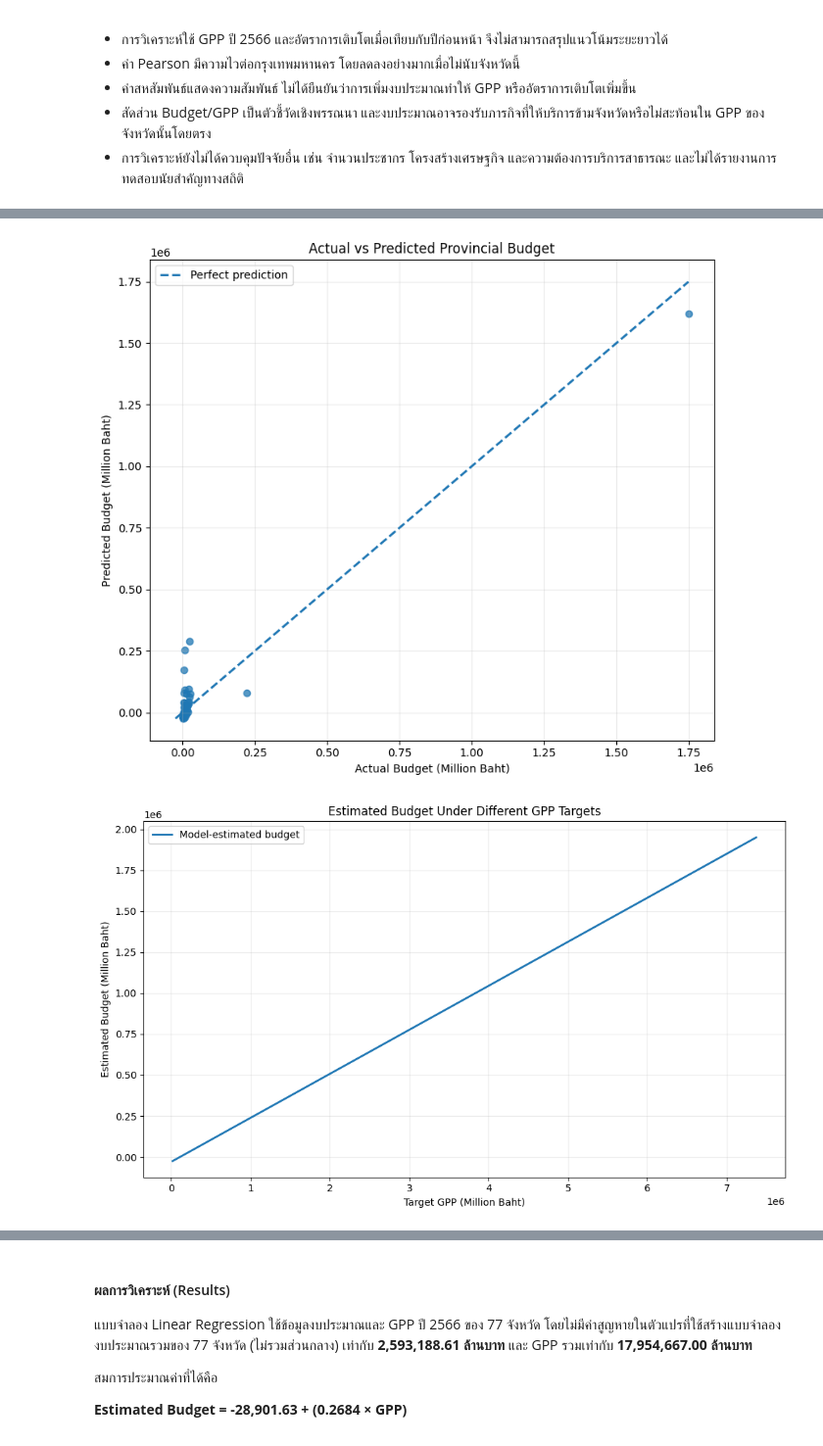
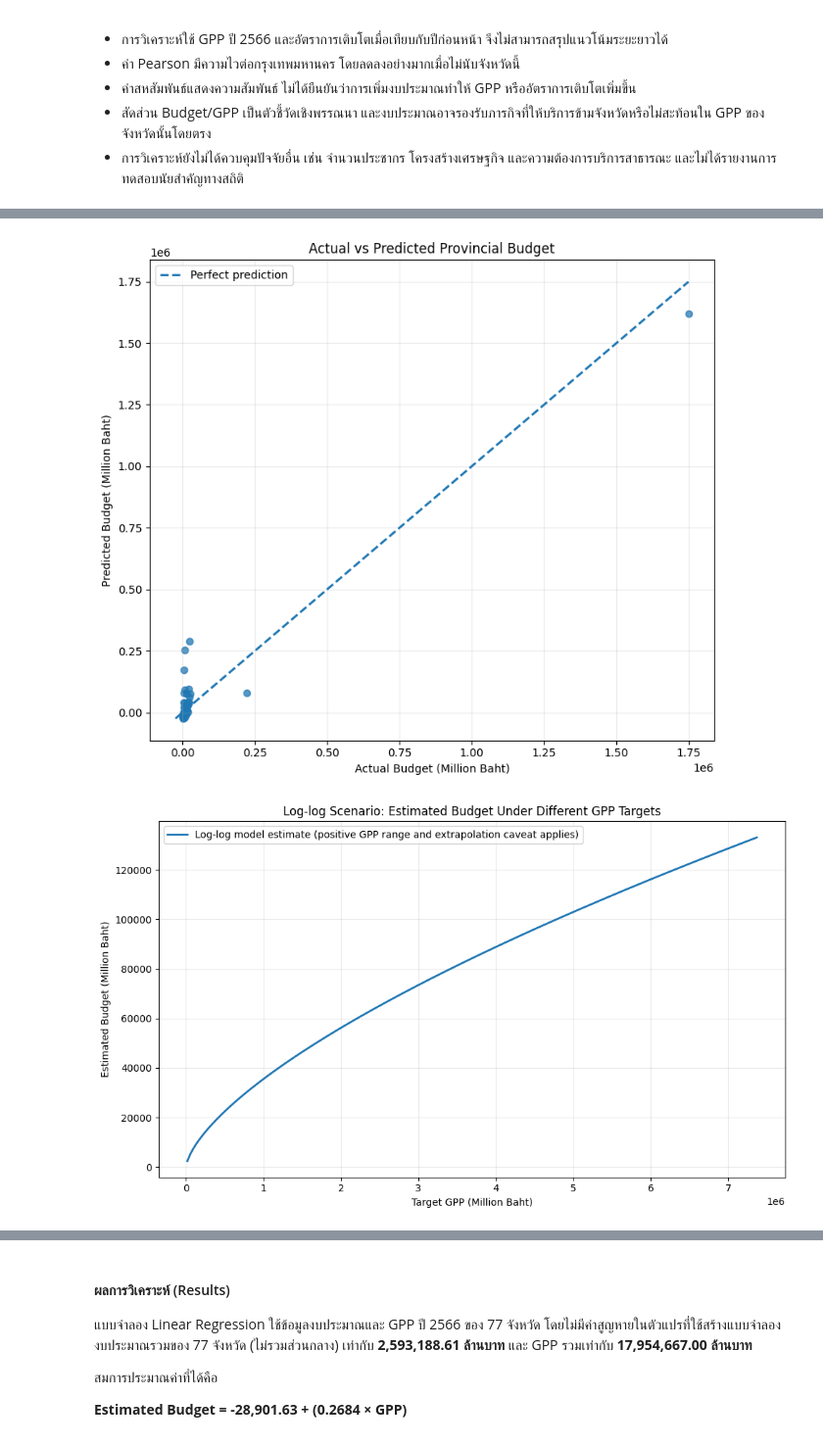
Before and after one commit to niradaa-art/project_BP_group8, a Jupyter notebook: Project_Colab_group8.ipynb, the cells around one changed output, grey strips where cells are left out. Shown at 98% size. Saved outputs shown, nothing was run; the diff lists cells and outputs as text; code cells hidden in the pictures.

```diff
--- a/Project_Colab_group8.ipynb
+++ b/Project_Colab_group8.ipynb
@@ -1699,6 +1705,27 @@ print(f'5-fold CV MAE (million baht): {mean_absolute_error(y, cv_pred):,.2f}')
 print(f'5-fold CV RMSE (million baht): {np.sqrt(mean_squared_error(y, cv_pred)):,.2f}')
 print('CV is a small-sample diagnostic, not proof of future performance; review Bangkok influence and residuals as well.')
 
+# Alternative model: log(Budget) ~ log(GPP). Both variables must be positive.
+# This model returns positive fitted estimates after exponentiation, but is still
+# an association model and must not be interpreted as a budget-allocation rule.
+loglog_model = LinearRegression()
+loglog_data = econ_budget[econ_budget["budget"] > 0].copy()
+if len(loglog_data) < 3:
+    raise ValueError("Log-log model requires at least 3 provinces with positive budget and GPP.")
+X_log = np.log(loglog_data[["GPP_Million"]])
+y_log = np.log(loglog_data["budget"])
+loglog_model.fit(X_log, y_log)
+econ_budget["Predicted_Budget_LogLog"] = np.exp(loglog_model.predict(np.log(econ_budget[["GPP_Million"]])))
+loglog_r2_logscale = r2_score(y_log, loglog_model.predict(X_log))
+loglog_mae = mean_absolute_error(loglog_data["budget"], econ_budget.loc[loglog_data.index, "Predicted_Budget_LogLog"])
+loglog_rmse = np.sqrt(mean_squared_error(loglog_data["budget"], econ_budget.loc[loglog_data.index, "Predicted_Budget_LogLog"]))
+print("\nLOG-LOG ALTERNATIVE: log(Budget) = ",
+      f"{loglog_model.intercept_:.4f} + ({loglog_model.coef_[0]:.4f} × log(GPP))", sep="")
+print(f"Log-scale R-squared (in-sample): {loglog_r2_logscale:.4f}")
+print(f"Log-log MAE (million baht, original scale): {loglog_mae:,.2f}")
+print(f"Log-log RMSE (million baht, original scale): {loglog_rmse:,.2f}")
+print("Use the log-log model for positive-value scenario estimates below; compare fit diagnostics and do not treat either model as causal.")
+
 print(
     "\nหมายเหตุ: ค่าประเมินข้างต้นคำนวณจากข้อมูลชุดเดียวกับที่ใช้ฝึกโมเดล "
     "จึงเป็นผลประเมิน in-sample ไม่ใช่ผลทดสอบกับข้อมูลที่โมเดลไม่เคยเห็น"
@@ -1809,9 +1836,9 @@ target_gpp_values = np.linspace(
     200
 )
 
-target_budget_values = model.predict(
-    pd.DataFrame({"GPP_Million": target_gpp_values})
-)
+target_budget_values = np.exp(loglog_model.predict(
+    np.log(pd.DataFrame({"GPP_Million": target_gpp_values}))
+))
 
 plt.figure(figsize=(10, 6))
 
@@ -1819,10 +1846,10 @@ plt.plot(
     target_gpp_values,
     target_budget_values,
     linewidth=2,
-    label="Model-estimated budget"
+    label="Log-log model estimate (positive GPP range and extrapolation caveat applies)"
 )
 
-plt.title("Estimated Budget Under Different GPP Targets")
+plt.title("Log-log Scenario: Estimated Budget Under Different GPP Targets")
 plt.xlabel("Target GPP (Million Baht)")
 plt.ylabel("Estimated Budget (Million Baht)")
 plt.legend()
@@ -1852,9 +1879,9 @@ def calculate_required_budget(
         raise ValueError("target_gpp_mb ต้องเป็นตัวเลขที่มากกว่า 0")
 
     predicted_target_budget = float(
-        model.predict(pd.DataFrame({
+        np.exp(loglog_model.predict(np.log(pd.DataFrame({
             "GPP_Million": [target_gpp_mb]
-        }))[0]
+        }))))[0]
     )
 
     observed_min = float(econ_budget["GPP_Million"].min())
@@ -1863,7 +1890,7 @@ def calculate_required_budget(
         print(f"WARNING: Target GPP is outside the observed range ({observed_min:,.2f}–{observed_max:,.2f} million baht); this is extrapolation.")
 
     print("\n" + "=" * 60)
-    print("BUDGET ESTIMATION SCENARIO")
+    print("LOG-LOG MODEL BUDGET SCENARIO (exploratory only)")
     print("=" * 60)
 
     if prov_name:
@@ -1875,12 +1902,7 @@ def calculate_required_budget(
         f"{predicted_target_budget:,.2f} million baht"
     )
 
-    if predicted_target_budget < 0:
-        print(
-            "WARNING: The linear model predicts a negative budget. "
-            "This is not practically meaningful and indicates that "
-            "the estimate should not be used as a budget recommendation."
-        )
+    print("Estimate generated by log-log model; positive output does not mean the estimate is policy-valid.")
 
     if current_gpp_mb is not None:
         if not np.isfinite(current_gpp_mb) or current_gpp_mb <= 0:
@@ -1891,9 +1913,9 @@ def calculate_required_budget(
         ) * 100
 
         estimated_current_budget = float(
-            model.predict(pd.DataFrame({
+            np.exp(loglog_model.predict(np.log(pd.DataFrame({
                 "GPP_Million": [current_gpp_mb]
-            }))[0]
+            }))))[0]
         )
 
         estimated_budget_difference = (
@@ -1913,8 +1935,9 @@ def calculate_required_budget(
 
     print("-" * 60)
     print(
-        "Caution: This is a model-based association, not proof that "
-        "allocating this budget will achieve the target GPP."
+        "Caution: This is a log-log model-based association, not proof that "
+        "allocating this budget will achieve the target GPP. Avoid extrapolation "
+        "and do not use this estimate for actual budget allocation."
     )
 
     return predicted_target_budget
@@ -2002,6 +2025,6 @@ CV is a small-sample diagnostic, not proof of future performance; review Bangkok
 
 หมายเหตุ: ค่าประเมินข้างต้นคำนวณจากข้อมูลชุดเดียวกับที่ใช้ฝึกโมเดล จึงเป็นผลประเมิน in-sample ไม่ใช่ผลทดสอบกับข้อมูลที่โมเดลไม่เคยเห็น
 [figure]
 [figure]
-[figure, old version]
+[figure, new version]
 ============================================================
```
Also changed, not shown: parts of 17 cells of this notebook.
